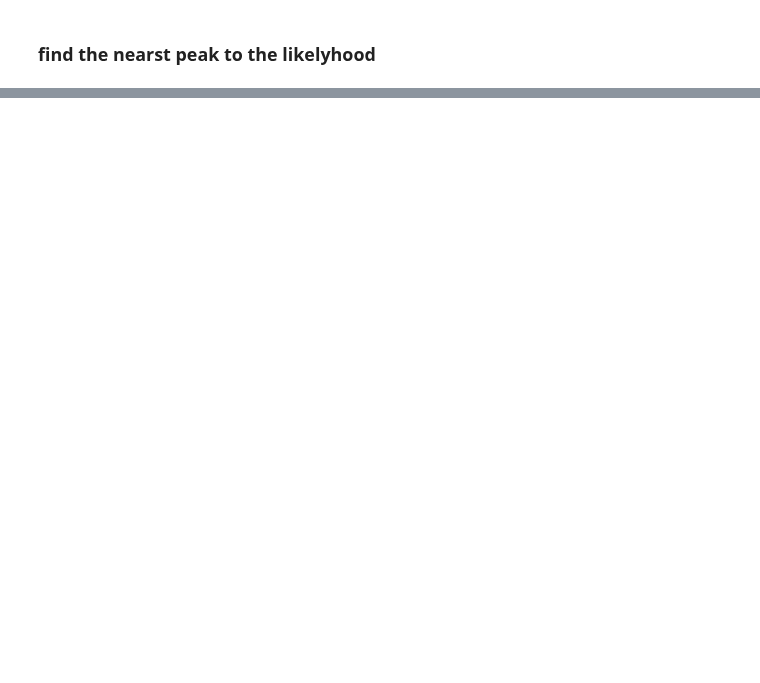
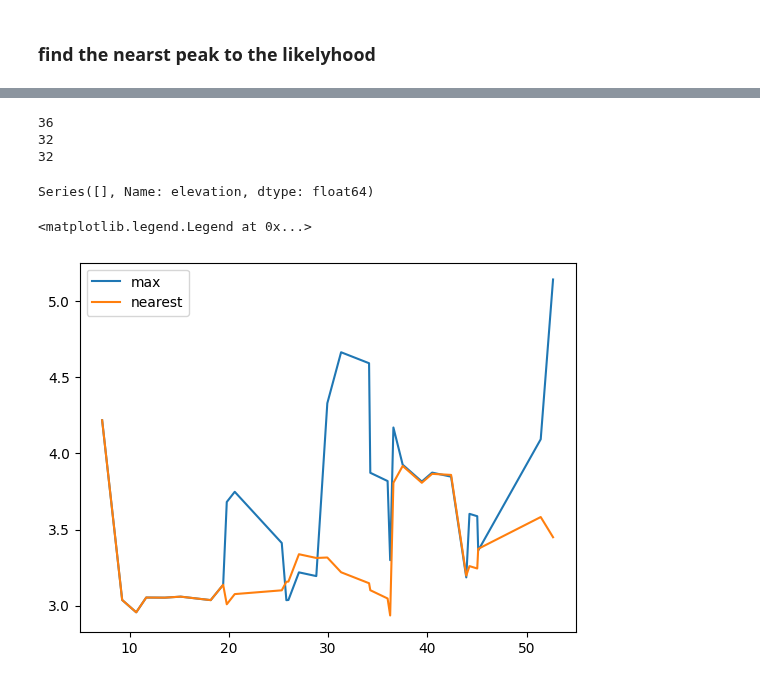
Before and after one commit to ziqing97/gnss_ir_analyze, a Jupyter notebook: src/test_filtter_using_likelyhood.ipynb, the cells around one changed output, grey strips where cells are left out. Cells and saved outputs as stored; diff of their text form; code cells hidden in the pictures; blank space fills up the shorter version.

```diff
--- a/src/test_filtter_using_likelyhood.ipynb
+++ b/src/test_filtter_using_likelyhood.ipynb
@@ -99,0 +100,13 @@ how do we make sure those peaks near the likelyhood are really 'peak'?
+# %%
+ele_list = []
+height_max_list = []
+height_near_list = []
+for sate_code in elevation_dict:
+    for i,ele_dict in enumerate(elevation_dict[sate_code]):
+        ele_list.append(ele_dict['avg'])
+        height_near_list.append(height_from_likelihood[sate_code][i][0])
+        height_max_list.append(height_dict[sate_code][i])
+# %%
+df_height = pd.DataFrame({'elevation':ele_list,'height_of_max_peak':height_max_list,'height_of_nearest_peak':height_near_list})
+df_height = df_height.sort_values('elevation')
+df_height
@@ -99,0 +131,26 @@ how do we make sure those peaks near the likelyhood are really 'peak'?
+# %%
+def moving_average(x, w):
+    return np.convolve(x, np.ones(w), 'valid') / w
+# %%
+movmean_max_peak = moving_average(df_height['height_of_max_peak'],5)
+movmean_nearst_peak = moving_average(df_height['height_of_nearest_peak'],5)
+# %%
+print(len(df_height))
+print(len(movmean_max_peak))
+print(len(df_height.iloc[2:len(df_height)-2]['elevation']))
+# %% [output]
+36
+32
+32
+# %%
+df_height.loc[2:len(df_height)-2]['elevation']
+# %% [output]
+Series([], Name: elevation, dtype: float64)
+# %%
+ax = plt.subplot()
+ax.plot(df_height.iloc[2:len(df_height)-2]['elevation'],movmean_max_peak)
+ax.plot(df_height.iloc[2:len(df_height)-2]['elevation'],movmean_nearst_peak)
+ax.legend(['max','nearest'])
+# %% [output]
+<matplotlib.legend.Legend at 0x...>
+[figure, added]
```
Also changed, not shown: parts of 6 cells of this notebook.
